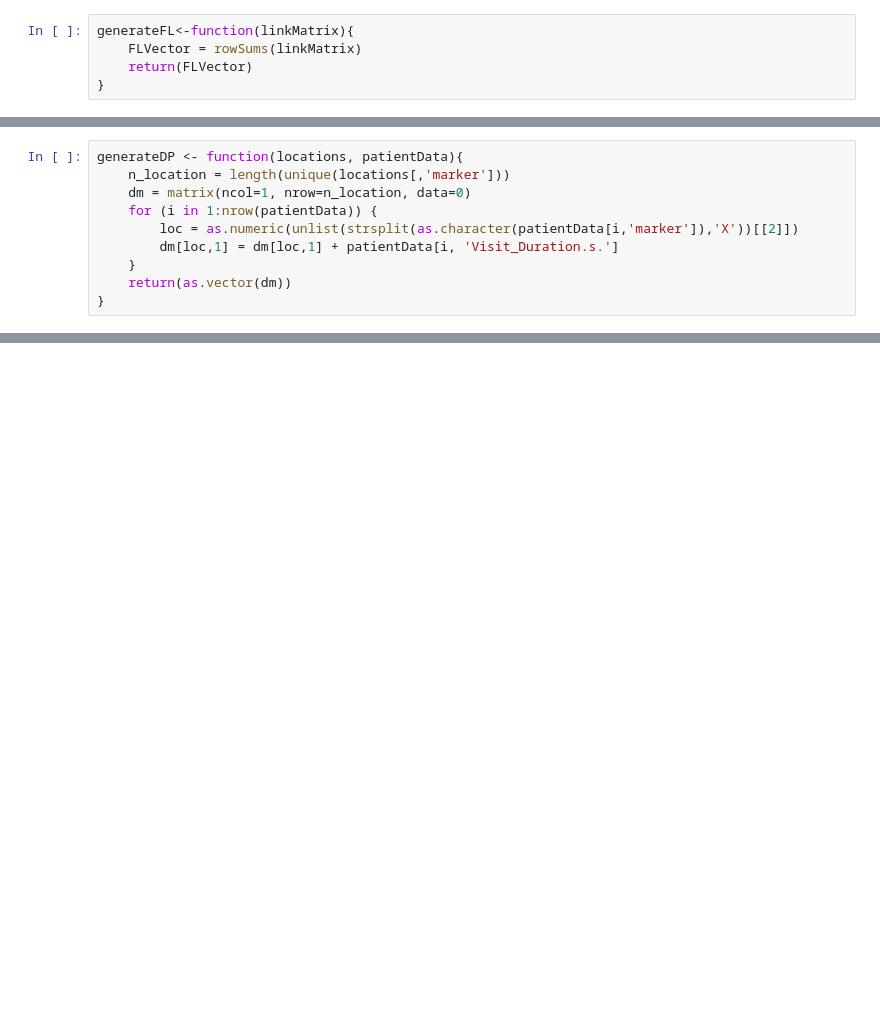
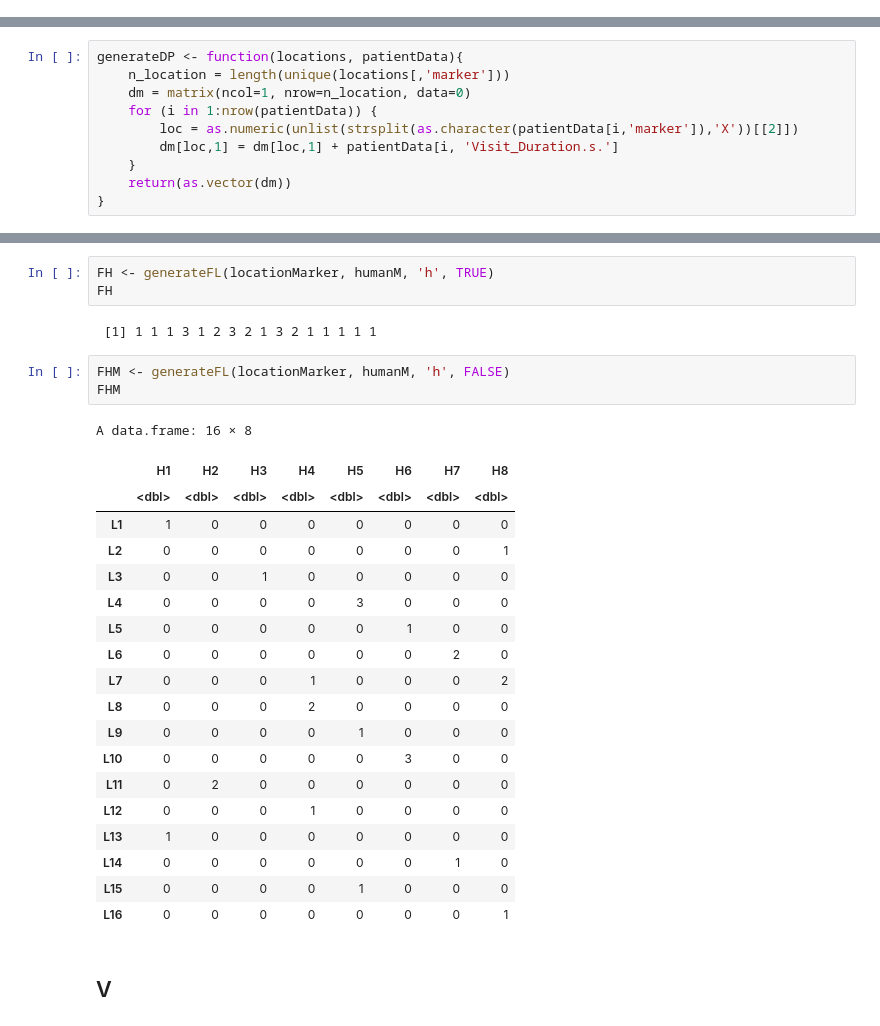
Before and after one commit to ludwigHoon/BPTNW, a Jupyter notebook: Bipartite Network Modelling for Measles Hotspot Detection.ipynb, the cells around one changed output, grey strips where cells are left out. Cells and saved outputs as stored; diff of their text form; blank space fills up the shorter version.

```diff
--- a/Bipartite Network Modelling for Measles Hotspot Detection.ipynb
+++ b/Bipartite Network Modelling for Measles Hotspot Detection.ipynb
@@ -170,5 +242,0 @@ $Fl_i = \sum_{j=1}^{n\_patient} {\textrm{Link Matrix}_{BMC network} (X_jH_i)}, i
-# %%
-generateFL<-function(linkMatrix){
-    FLVector = rowSums(linkMatrix)
-    return(FLVector)
-}
@@ -216,0 +362,30 @@ generateFH()
+# %%
+FH <- generateFL(locationMarker, humanM, 'h', TRUE)
+FH
+# %% [output]
+ [1] 1 1 1 3 1 2 3 2 1 3 2 1 1 1 1 1
+# %%
+FHM <- generateFL(locationMarker, humanM, 'h', FALSE)
+FHM
+# %% [output]
+A data.frame: 16 × 8
+|  | H1 | H2 | H3 | H4 | H5 | H6 | H7 | H8 |
+|  | <dbl> | <dbl> | <dbl> | <dbl> | <dbl> | <dbl> | <dbl> | <dbl> |
+| L1 | 1 | 0 | 0 | 0 | 0 | 0 | 0 | 0 |
+| L2 | 0 | 0 | 0 | 0 | 0 | 0 | 0 | 1 |
+| L3 | 0 | 0 | 1 | 0 | 0 | 0 | 0 | 0 |
+| L4 | 0 | 0 | 0 | 0 | 3 | 0 | 0 | 0 |
+| L5 | 0 | 0 | 0 | 0 | 0 | 1 | 0 | 0 |
+| L6 | 0 | 0 | 0 | 0 | 0 | 0 | 2 | 0 |
+| L7 | 0 | 0 | 0 | 1 | 0 | 0 | 0 | 2 |
+| L8 | 0 | 0 | 0 | 2 | 0 | 0 | 0 | 0 |
+| L9 | 0 | 0 | 0 | 0 | 1 | 0 | 0 | 0 |
+| L10 | 0 | 0 | 0 | 0 | 0 | 3 | 0 | 0 |
+| L11 | 0 | 2 | 0 | 0 | 0 | 0 | 0 | 0 |
+| L12 | 0 | 0 | 0 | 1 | 0 | 0 | 0 | 0 |
+| L13 | 1 | 0 | 0 | 0 | 0 | 0 | 0 | 0 |
+| L14 | 0 | 0 | 0 | 0 | 0 | 0 | 1 | 0 |
+| L15 | 0 | 0 | 0 | 0 | 1 | 0 | 0 | 0 |
+| L16 | 0 | 0 | 0 | 0 | 0 | 0 | 0 | 1 |
+# %% [markdown]
+## V
```
Also changed, not shown: parts of 36 cells of this notebook, 1 other file.
